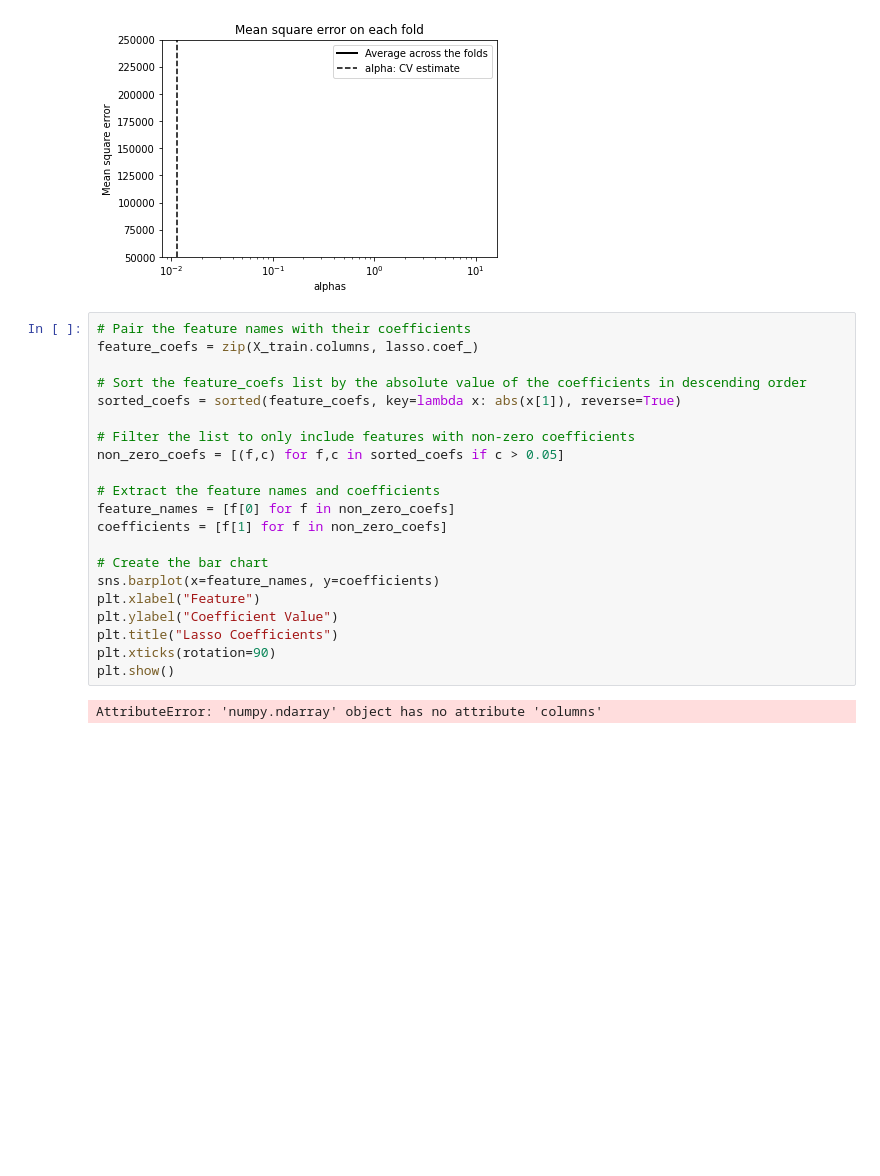
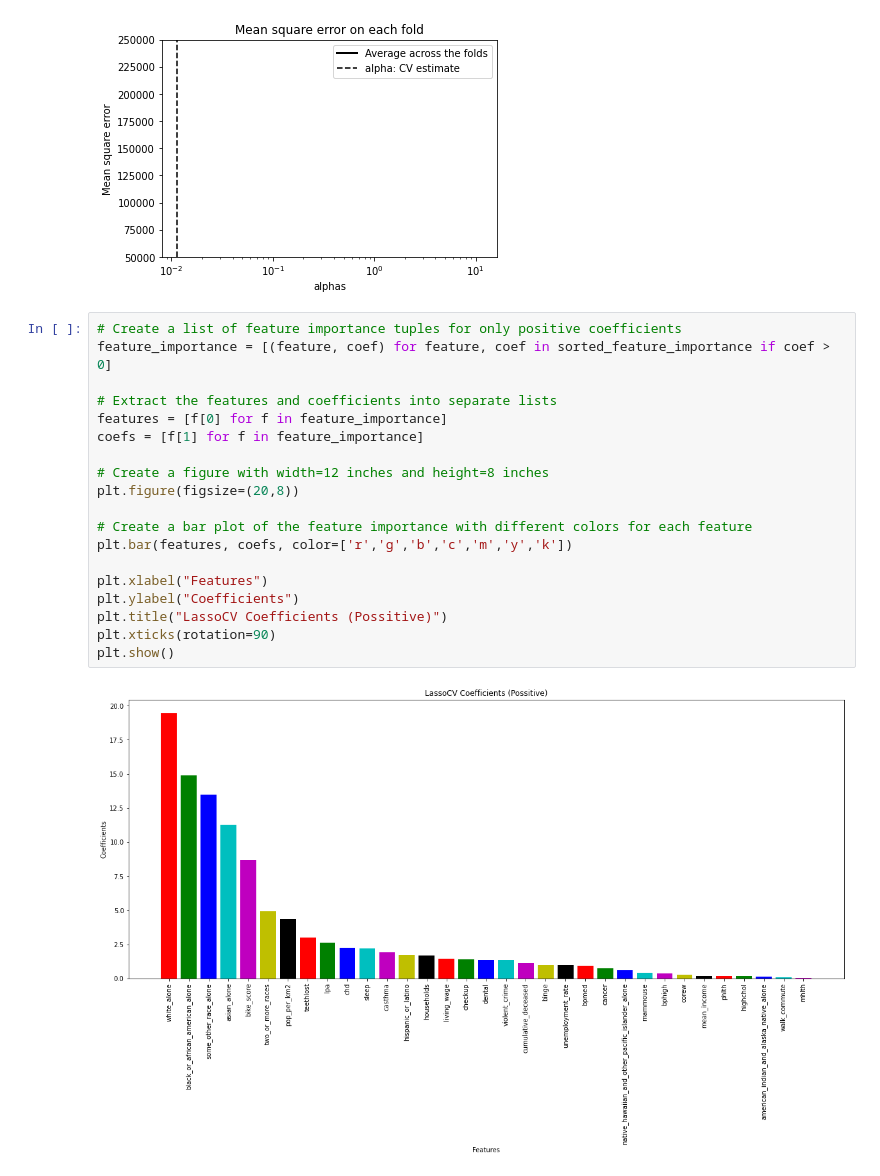
Before and after one commit to chanellee/Walkable-Cities, a Jupyter notebook: data_sources/Model.ipynb, the cells around one changed output. Saved outputs shown, nothing was run; the diff lists cells and outputs as text; blank space fills up the shorter version.

```diff
--- a/data_sources/Model.ipynb
+++ b/data_sources/Model.ipynb
@@ -666,26 +712,24 @@ ymin, ymax = 50000, 250000
 plt.ylim(ymin, ymax);
 # %% [output]
 [figure]
-# %%
-# Pair the feature names with their coefficients
-feature_coefs = zip(X_train.columns, lasso.coef_)
-
-# Sort the feature_coefs list by the absolute value of the coefficients in descending order
-sorted_coefs = sorted(feature_coefs, key=lambda x: abs(x[1]), reverse=True)
-
-# Filter the list to only include features with non-zero coefficients
-non_zero_coefs = [(f,c) for f,c in sorted_coefs if c > 0.05]
-
-# Extract the feature names and coefficients
-feature_names = [f[0] for f in non_zero_coefs]
-coefficients = [f[1] for f in non_zero_coefs]
-
-# Create the bar chart
-sns.barplot(x=feature_names, y=coefficients)
-plt.xlabel("Feature")
-plt.ylabel("Coefficient Value")
-plt.title("Lasso Coefficients")
-plt.xticks(rotation=90)
-plt.show()
-# %% [output]
-AttributeError: 'numpy.ndarray' object has no attribute 'columns'
+# %%
+# Create a list of feature importance tuples for only positive coefficients
+feature_importance = [(feature, coef) for feature, coef in sorted_feature_importance if coef > 0]
+
+# Extract the features and coefficients into separate lists
+features = [f[0] for f in feature_importance]
+coefs = [f[1] for f in feature_importance]
+
+# Create a figure with width=12 inches and height=8 inches
+plt.figure(figsize=(20,8))
+
+# Create a bar plot of the feature importance with different colors for each feature
+plt.bar(features, coefs, color=['r','g','b','c','m','y','k'])
+
+plt.xlabel("Features")
+plt.ylabel("Coefficients")
+plt.title("LassoCV Coefficients (Possitive)")
+plt.xticks(rotation=90)
+plt.show()
+# %% [output]
+[figure, added]
```
Also changed, not shown: parts of 9 cells of this notebook.
